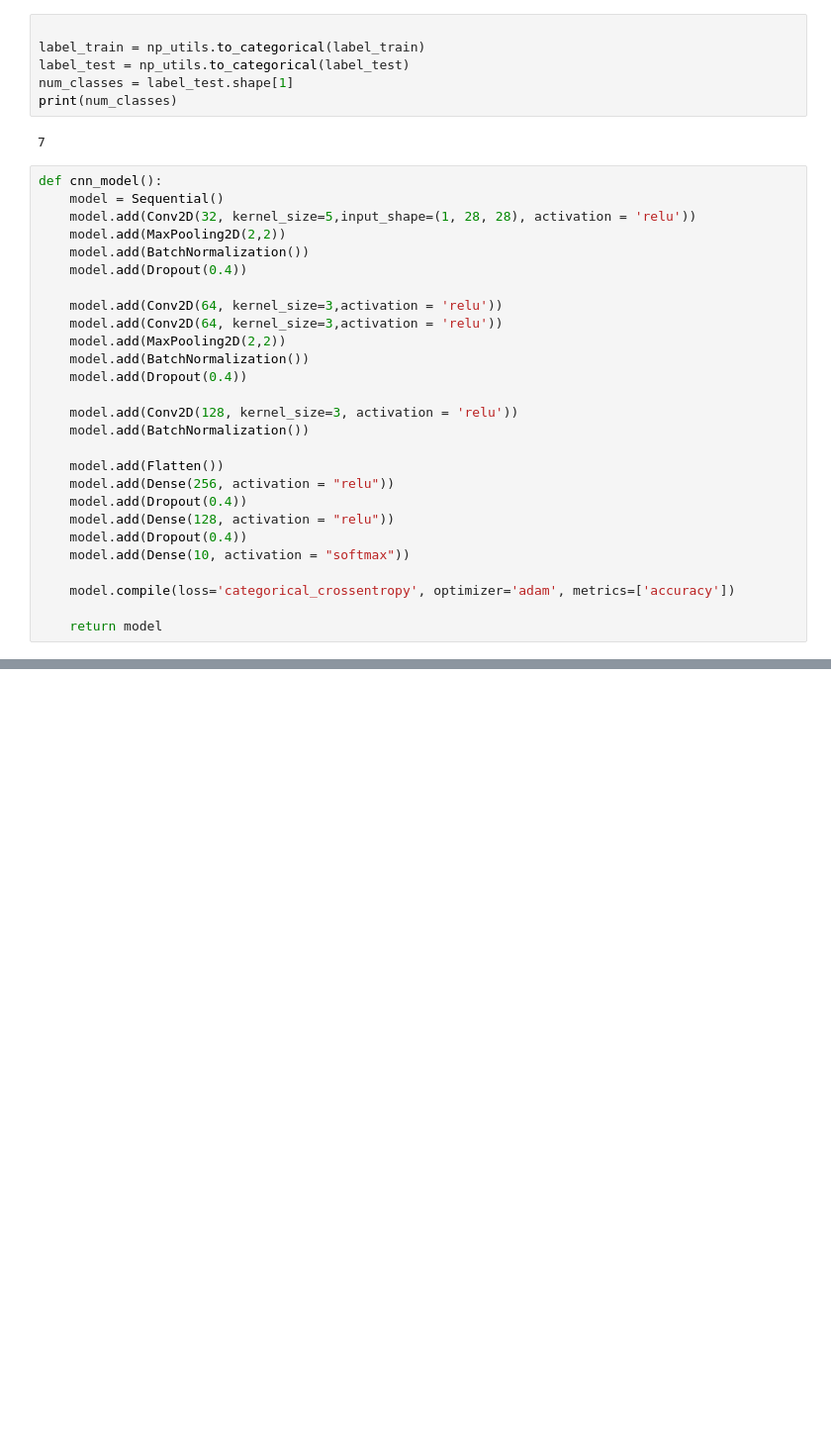
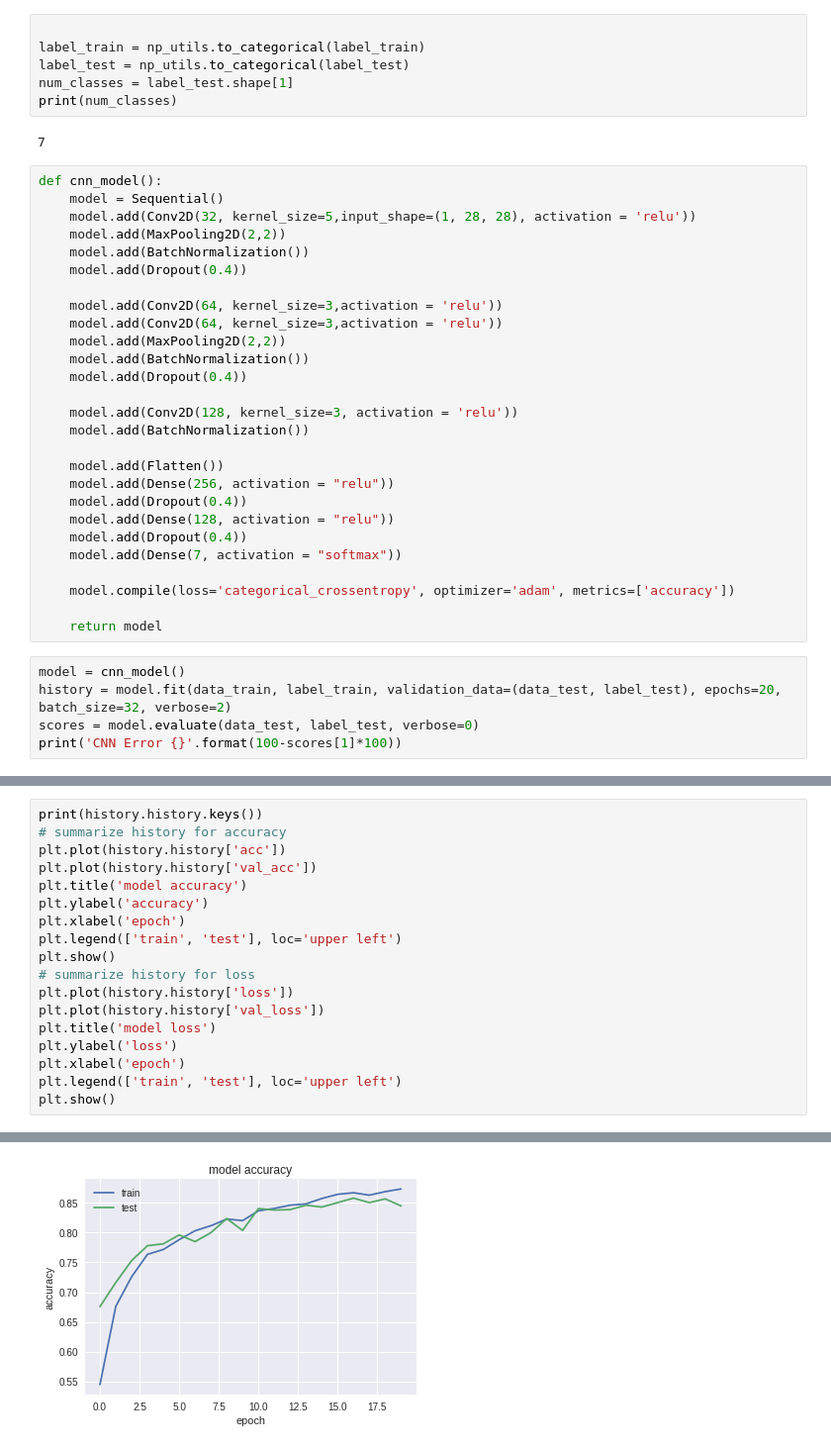
Before and after one commit to shivg7706/MIDAS, a Jupyter notebook: CV_Problem/MIDAS.ipynb, the cells around one changed output, grey strips where cells are left out. Shown at 99% size. Cells and saved outputs as stored; diff of their text form; blank space fills up the shorter version.

Commit message:
add(CV_task): first iteration on simple model

```diff
--- a/CV_Problem/MIDAS.ipynb
+++ b/CV_Problem/MIDAS.ipynb
@@ -74,8 +76,13 @@ def cnn_model():
     model.add(Dropout(0.4))
     model.add(Dense(128, activation = "relu"))
     model.add(Dropout(0.4))
-    model.add(Dense(10, activation = "softmax"))
+    model.add(Dense(7, activation = "softmax"))
 
     model.compile(loss='categorical_crossentropy', optimizer='adam', metrics=['accuracy'])
 
     return model
+# %%
+model = cnn_model()
+history = model.fit(data_train, label_train, validation_data=(data_test, label_test), epochs=20, batch_size=32, verbose=2)
+scores = model.evaluate(data_test, label_test, verbose=0)
+print('CNN Error {}'.format(100-scores[1]*100))
@@ -81,0 +127,19 @@ def cnn_model():
+# %%
+print(history.history.keys())
+# summarize history for accuracy
+plt.plot(history.history['acc'])
+plt.plot(history.history['val_acc'])
+plt.title('model accuracy')
+plt.ylabel('accuracy')
+plt.xlabel('epoch')
+plt.legend(['train', 'test'], loc='upper left')
+plt.show()
+# summarize history for loss
+plt.plot(history.history['loss'])
+plt.plot(history.history['val_loss'])
+plt.title('model loss')
+plt.ylabel('loss')
+plt.xlabel('epoch')
+plt.legend(['train', 'test'], loc='upper left')
+plt.show()
+# %% [output]
@@ -81,0 +147 @@ def cnn_model():
+[figure, added]
```
Also changed, not shown: parts of 10 cells of this notebook.
